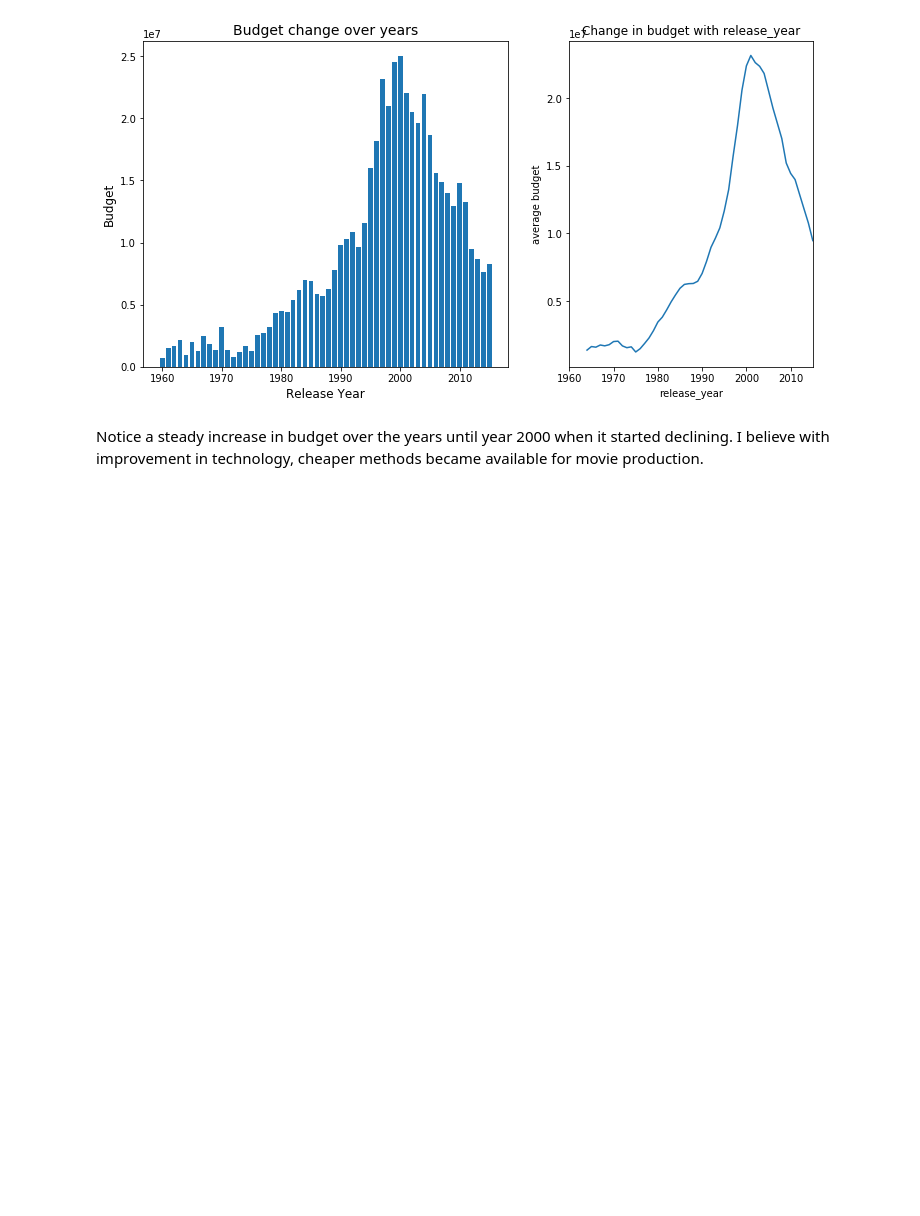
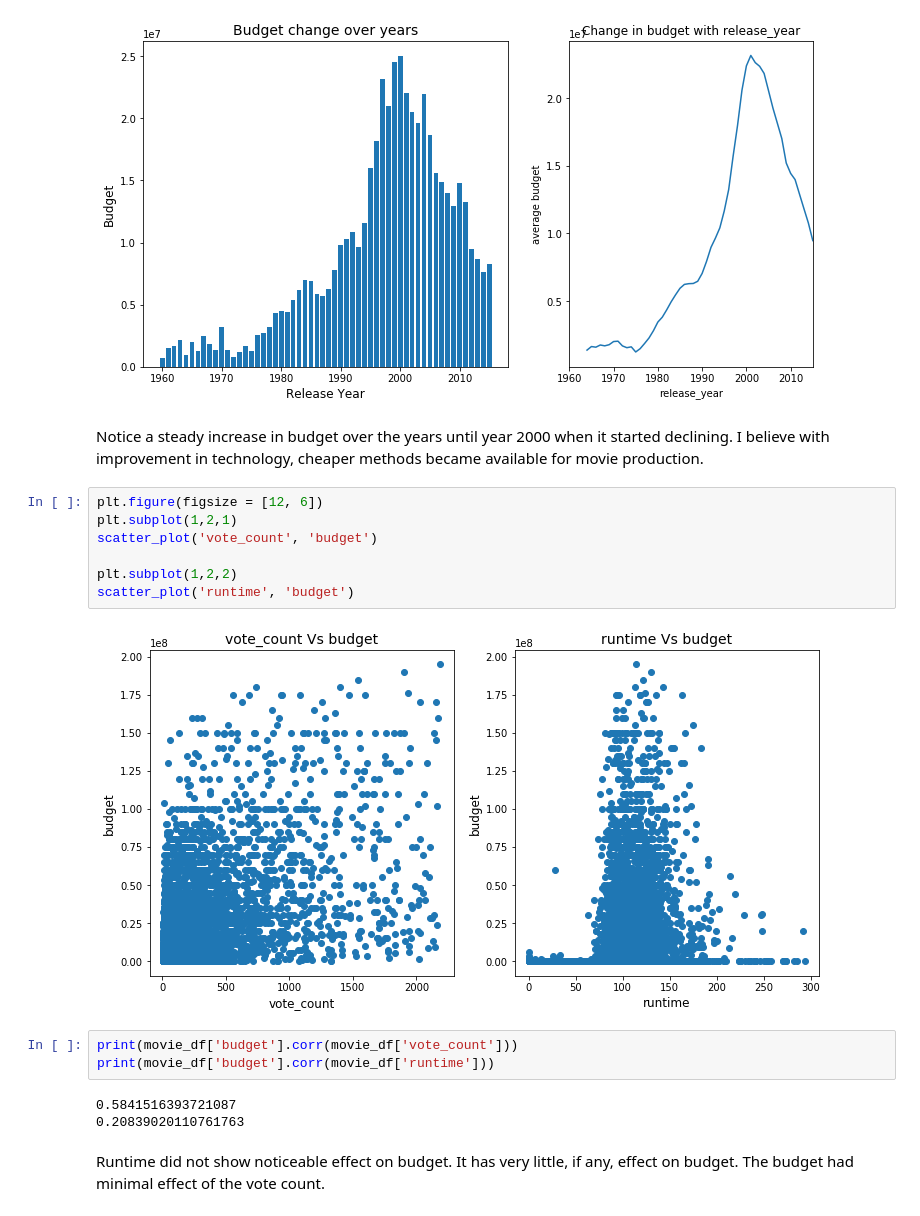
Before and after one commit to Godsfavour1/tmdb_movies_data_investigation, a Jupyter notebook: movies_data.ipynb, the cells around one changed output. Saved outputs shown, nothing was run; the diff lists cells and outputs as text; blank space fills up the shorter version.

```diff
--- a/movies_data.ipynb
+++ b/movies_data.ipynb
@@ -385,3 +385,21 @@ rolling_avg('budget')
 [figure]
 # %% [markdown]
 Notice a steady increase in budget over the years until year 2000 when it started declining. I believe with improvement in technology, cheaper methods became available for movie production.
+# %%
+plt.figure(figsize = [12, 6])
+plt.subplot(1,2,1)
+scatter_plot('vote_count', 'budget')
+
+plt.subplot(1,2,2)
+scatter_plot('runtime', 'budget')
+# %% [output]
+[figure, added]
+# %%
+print(movie_df['budget'].corr(movie_df['vote_count']))
+print(movie_df['budget'].corr(movie_df['runtime']))
+# %% [output]
+0.5841516393721087
+0.20839020110761763
+# %% [markdown]
+Runtime did not show noticeable effect on budget. It has very little, if any, effect on budget.
+The budget had minimal effect of the vote count.
```
Also changed, not shown: parts of 23 cells of this notebook.
